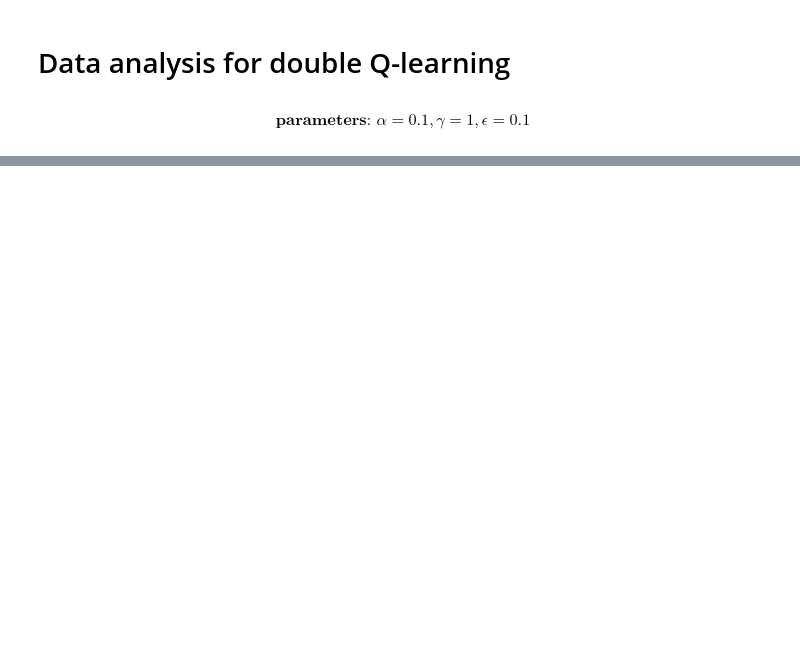
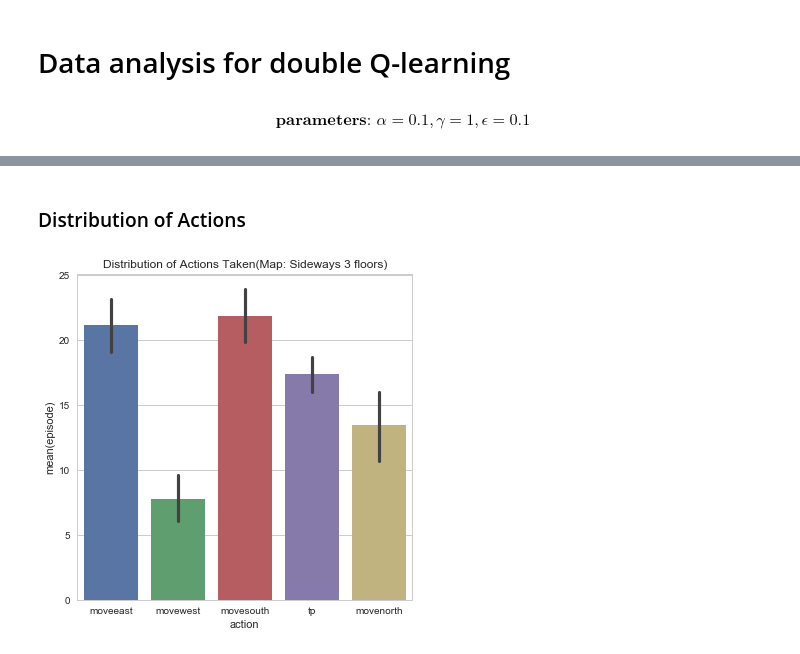
Before and after one commit to andrewdoh/scuba_diver, a Jupyter notebook: data/CS175.ipynb, the cells around one changed output, grey strips where cells are left out. Cells and saved outputs as stored; diff of their text form; code cells hidden in the pictures; blank space fills up the shorter version.

```diff
--- a/data/CS175.ipynb
+++ b/data/CS175.ipynb
@@ -84,0 +38,7 @@ ax = sns.countplot(x="alive",data=death_data).set_title('Agent Deaths(4x4)')
+# %% [markdown]
+### Distribution of Actions ###
+# %%
+sns.set_style("whitegrid")
+ax = sns.barplot(x="action", y="episode", data=action_data).set_title('Distribution of Actions Taken(Map: Sideways 3 floors)')
+# %% [output]
+[figure, added]
```
Also changed, not shown: parts of 67 cells of this notebook, 50 other files.
